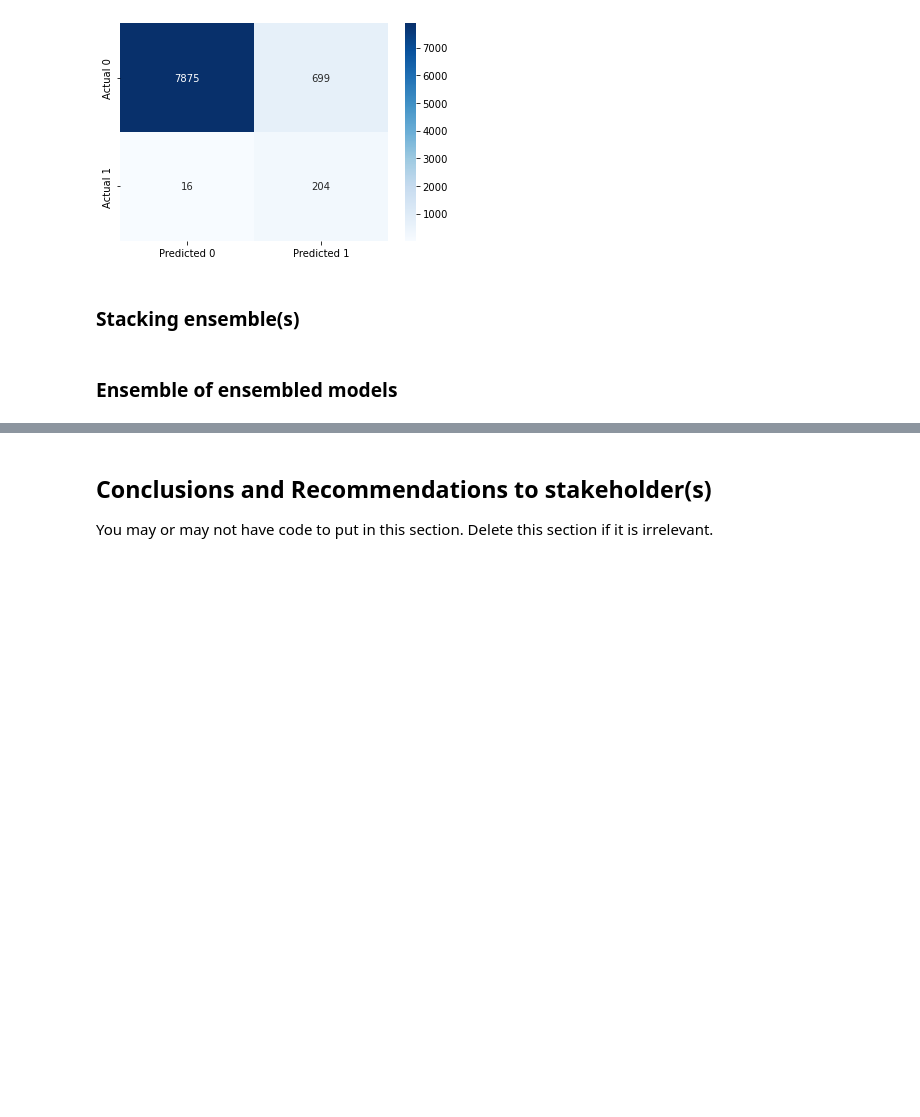
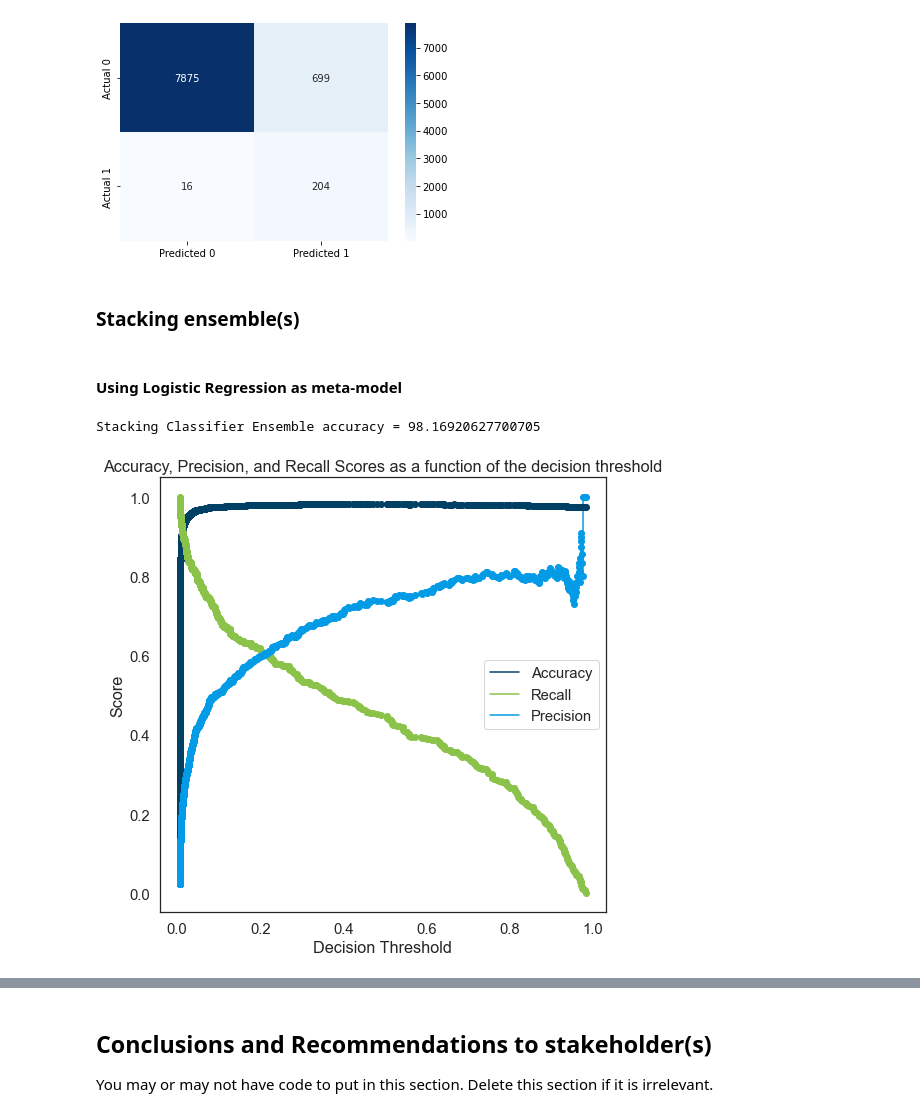
Before and after one commit to lilz827/final-project-303-3, a Jupyter notebook: Project Code Template.ipynb, the cells around one changed output, grey strips where cells are left out. Drawn from its saved outputs; the diff is of its cells as text; code cells hidden in the pictures; blank space fills up the shorter version.

Commit message:
write up of stacking ensemble is done

```diff
--- a/Project Code Template.ipynb
+++ b/Project Code Template.ipynb
@@ -692,4 +690,45 @@ Test Recall: 92.73%
 # %% [markdown]
 ### Stacking ensemble(s)
-# %% [markdown]
-### Ensemble of ensembled models
+# %% [markdown]
+#### Using Logistic Regression as meta-model
+# %%
+
+stacking_ensemble_model = StackingClassifier(estimators=[('ada',model_ada),('rf',model_rf),('dt',model_dt),('xgb',model_xgb)],
+                                   final_estimator=LogisticRegression(random_state=45,max_iter=10000),n_jobs=-1,
+                                   cv = StratifiedKFold(n_splits=5,shuffle=True,random_state=45))
+stacking_ensemble_model.fit(X_train,y_train)
+print("Stacking Classifier Ensemble accuracy =",stacking_ensemble_model.score(X_test, y_test)*100)
+# %% [output]
+Stacking Classifier Ensemble accuracy = 98.16920627700705
+# %%
+#finding the optimal threshold
+cross_val_ypred = cross_val_predict(stacking_ensemble_model, X_train, y_train, cv = 5, method = 'predict_proba')
+p, r, thresholds = precision_recall_curve(y_train, cross_val_ypred[:,1])
+accuracys = []
+for threshold in thresholds:
+    ypred = cross_val_ypred[:,1] > threshold
+    ypred = ypred.astype(int)
+    accuracy = accuracy_score(ypred, y_train)
+    accuracys.append(accuracy)
+accuracys = np.array(accuracys)
+
+#creating a df of thresholds, recall, precision, and accuracy
+df_thr = pd.DataFrame({'thr': thresholds, 'recall': r[:-1], 'acc': accuracys, 'precision': p[:-1]})
+
+#plotting a curve of recall, precision, and accuracy at all thresholds
+def plot_accuracy_recall_vs_threshold(recalls, precisions, thresholds):
+    plt.figure(figsize=(8, 8))
+    plt.title("Accuracy, Precision, and Recall Scores as a function of the decision threshold")
+    plt.plot(thresholds, accuracys, '#004065', label='Accuracy')
+    plt.plot(thresholds, recalls[:-1], "#8bc34a", label="Recall")
+    plt.plot(thresholds, precisions[:-1], "#039be5", label="Precision")
+    plt.plot(thresholds, accuracys, 'o', color='#004065')
+    plt.plot(thresholds, recalls[:-1], "o", color = '#8bc34a')
+    plt.plot(thresholds, precisions[:-1], "o", color='#039be5')
+    plt.ylabel("Score")
+    plt.xlabel("Decision Threshold")
+    plt.legend(loc='best')
+    plt.legend()
+plot_accuracy_recall_vs_threshold(r, p, thresholds)
+# %% [output]
+[figure, added]
```
Also changed, not shown: parts of 3 cells of this notebook.
